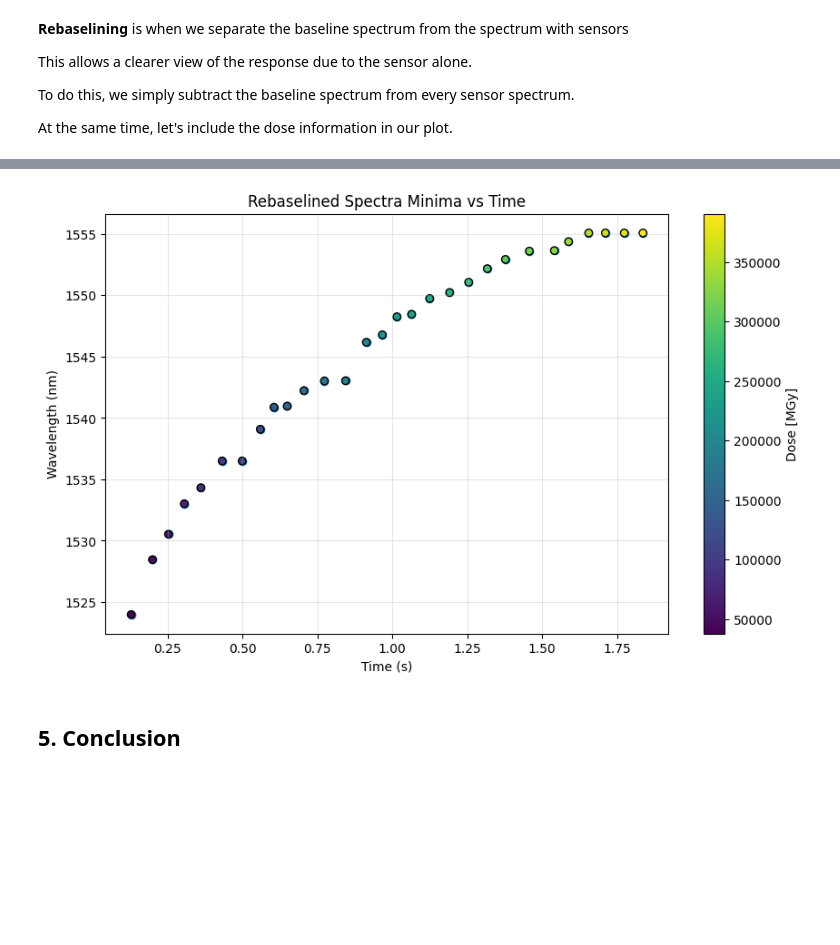
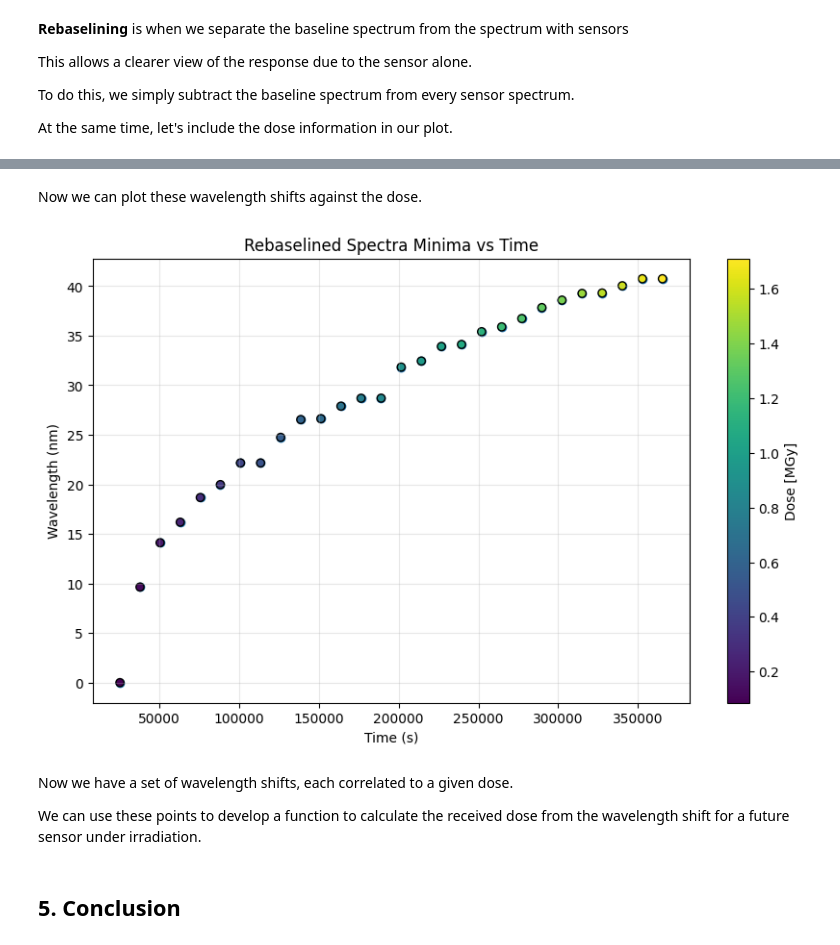
Before and after one commit to rsamconn/Fibre-optics-demo, a Jupyter notebook: fibre-demo.ipynb, the cells around one changed output, grey strips where cells are left out. Cells and saved outputs as stored; diff of their text form; code cells hidden in the pictures; blank space fills up the shorter version.

```diff
--- a/fibre-demo.ipynb
+++ b/fibre-demo.ipynb
@@ -447,6 +443,35 @@ plot_minima_vs_time(rebaselined_minima[:-3], times_cut[:-3], title="Rebaselined
-# %%
-plot_minima_vs_time(rebaselined_minima[:-3], dose_interpolated[:-3], title="Rebaselined Spectra Minima vs Time", power_minima=times_cut[:-3], colorlabel='Dose [MGy]')
-# %% [output]
-[figure, removed]
+# %% [markdown]
+Now we can plot these wavelength shifts against the dose.
+# %%
+# Plot the minima vs time
+def plot_minima_vs_time(wavelength_minima, time_data, title="Spectra Minima vs Time", power_minima=None, colorlabel=None):
+    """Plot the minima of each spectrum against time"""
+    plt.figure(figsize=(10, 6))
+    plt.scatter(time_data, wavelength_minima)
+    if power_minima is not None:
+        plt.scatter(time_data, wavelength_minima, c=power_minima, cmap='viridis', edgecolor='k')
+        # plt.colorbar(label='Intensity')
+        plt.colorbar(label=colorlabel)
+    plt.xlabel('Time (s)')
+    plt.ylabel('Wavelength (nm)')
+    plt.title(title)
+    plt.grid(True, alpha=0.3)
+    plt.show()
+
+# Call the function to plot
+plot_minima_vs_time(wavlength_shift[:-3], times_cut[:-3], title="Rebaselined Spectra Minima vs Time", power_minima=dose_interpolated[:-3], colorlabel='Dose [MGy]')
+# plot_minima_vs_time(rebaselined_minima[:-3], dose_interpolated[:-3], title="Rebaselined Spectra Minima vs Time", power_minima=times_cut[:-3], colorlabel='Dose [MGy]')
+# %% [output]
+[figure, added]
+# %% [markdown]
+Now we have a set of wavelength shifts, each correlated to a given dose.
+
+We can use these points to develop a function to calculate the received dose from the wavelength shift for a future sensor under irradiation.
+
+<!-- ### 4.2 Fit a curve to the wavelength-dose data
+
+The wavelength-dose curve certainly isn't linear and looks like it could be logarithmic.
+
+We could continue guessing or instead, we could fit a curve to the points. -->
 # %% [markdown]
 ## 5. Conclusion
```
Also changed, not shown: parts of 12 cells of this notebook.
